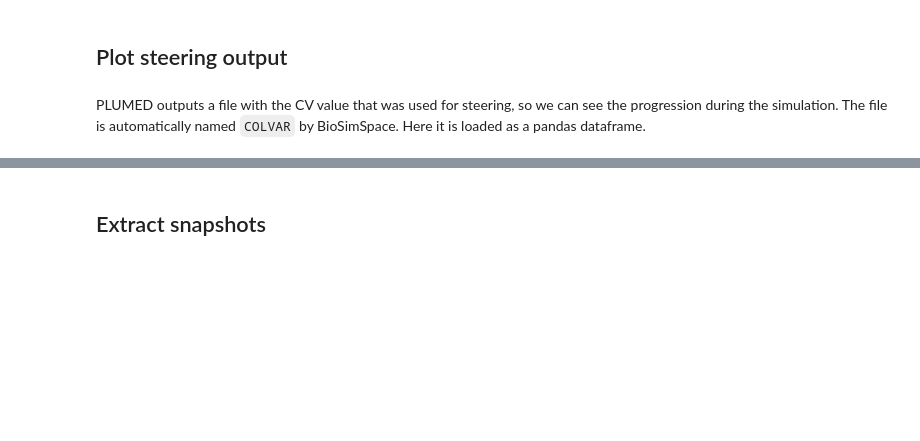
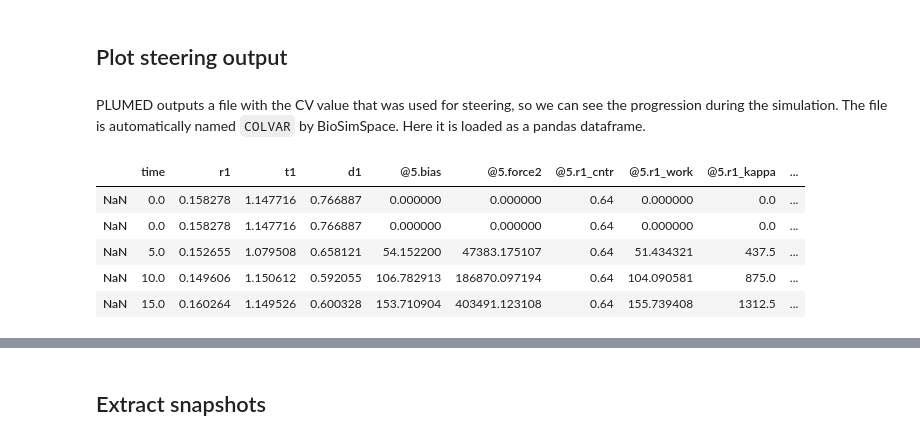
Before and after one commit to michellab/BioSimSpaceTutorials, a Jupyter notebook: 03_steered_md/02_trajectory_analysis.ipynb, the cells around one changed output, grey strips where cells are left out. Saved outputs shown, nothing was run; the diff lists cells and outputs as text; code cells hidden in the pictures; blank space fills up the shorter version.

```diff
--- a/03_steered_md/02_trajectory_analysis.ipynb
+++ b/03_steered_md/02_trajectory_analysis.ipynb
@@ -19,0 +22,9 @@ df = pd.read_csv(steering_output_file, sep=' ', skipinitialspace=1, comment='#',
+# %%
+df.head()
+# %% [output]
+|  | time | r1 | t1 | d1 | @5.bias | @5.force2 | @5.r1_cntr | @5.r1_work | @5.r1_kappa | ... |
+| NaN | 0.0 | 0.158278 | 1.147716 | 0.766887 | 0.000000 | 0.000000 | 0.64 | 0.000000 | 0.0 | ... |
+| NaN | 0.0 | 0.158278 | 1.147716 | 0.766887 | 0.000000 | 0.000000 | 0.64 | 0.000000 | 0.0 | ... |
+| NaN | 5.0 | 0.152655 | 1.079508 | 0.658121 | 54.152200 | 47383.175107 | 0.64 | 51.434321 | 437.5 | ... |
+| NaN | 10.0 | 0.149606 | 1.150612 | 0.592055 | 106.782913 | 186870.097194 | 0.64 | 104.090581 | 875.0 | ... |
+| NaN | 15.0 | 0.160264 | 1.149526 | 0.600328 | 153.710904 | 403491.123108 | 0.64 | 155.739408 | 1312.5 | ... |
```
Also changed, not shown: parts of 11 cells of this notebook, 3 other files.
